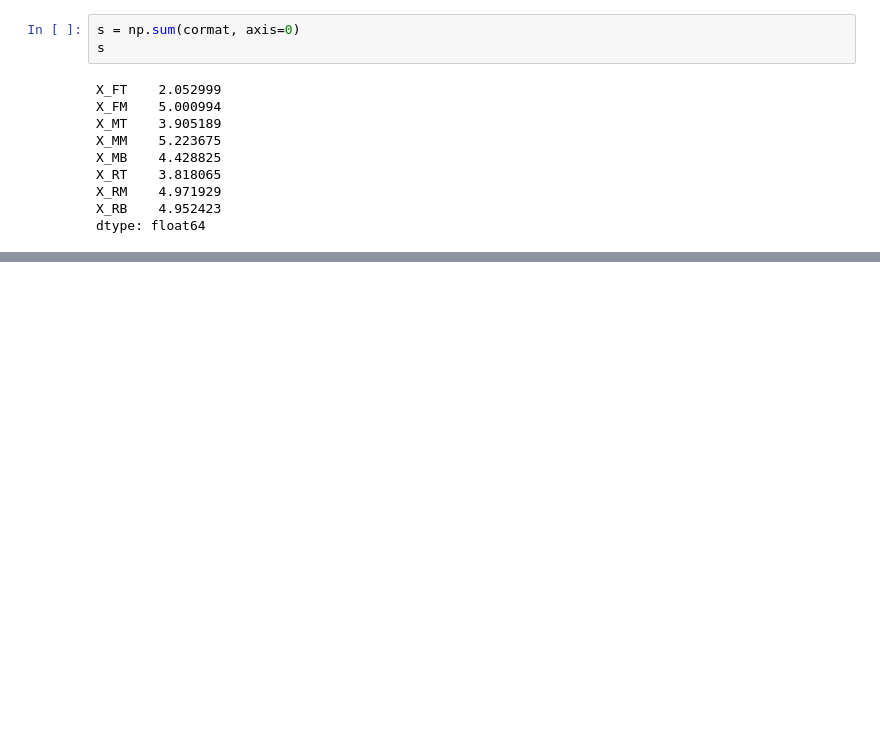
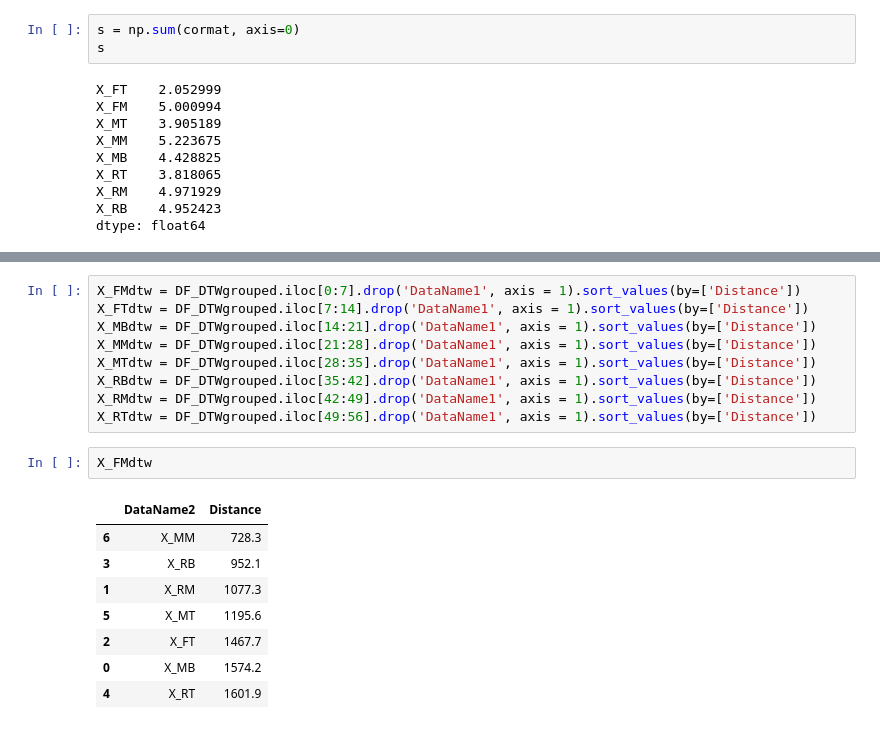
Before and after one commit to ayanoglu/Sensor-Network-Prediction-Models, a Jupyter notebook: ColdChainTransportation_Time_Series_Prediction_For_Sensor_Networks_Prediction_based_on_number_of_sensors.ipynb, the cells around one changed output, grey strips where cells are left out. Saved outputs shown, nothing was run; the diff lists cells and outputs as text; blank space fills up the shorter version.

```diff
--- a/ColdChainTransportation_Time_Series_Prediction_For_Sensor_Networks_Prediction_based_on_number_of_sensors.ipynb
+++ b/ColdChainTransportation_Time_Series_Prediction_For_Sensor_Networks_Prediction_based_on_number_of_sensors.ipynb
@@ -408,0 +504,20 @@ DF_DTWgroupedSorted
+# %%
+X_FMdtw = DF_DTWgrouped.iloc[0:7].drop('DataName1', axis = 1).sort_values(by=['Distance'])
+X_FTdtw = DF_DTWgrouped.iloc[7:14].drop('DataName1', axis = 1).sort_values(by=['Distance'])
+X_MBdtw = DF_DTWgrouped.iloc[14:21].drop('DataName1', axis = 1).sort_values(by=['Distance'])
+X_MMdtw = DF_DTWgrouped.iloc[21:28].drop('DataName1', axis = 1).sort_values(by=['Distance'])
+X_MTdtw = DF_DTWgrouped.iloc[28:35].drop('DataName1', axis = 1).sort_values(by=['Distance'])
+X_RBdtw = DF_DTWgrouped.iloc[35:42].drop('DataName1', axis = 1).sort_values(by=['Distance'])
+X_RMdtw = DF_DTWgrouped.iloc[42:49].drop('DataName1', axis = 1).sort_values(by=['Distance'])
+X_RTdtw = DF_DTWgrouped.iloc[49:56].drop('DataName1', axis = 1).sort_values(by=['Distance'])
+# %%
+X_FMdtw
+# %% [output]
+|  | DataName2 | Distance |
+| 6 | X_MM | 728.3 |
+| 3 | X_RB | 952.1 |
+| 1 | X_RM | 1077.3 |
+| 5 | X_MT | 1195.6 |
+| 2 | X_FT | 1467.7 |
+| 0 | X_MB | 1574.2 |
+| 4 | X_RT | 1601.9 |
```
Also changed, not shown: parts of 34 cells of this notebook.
